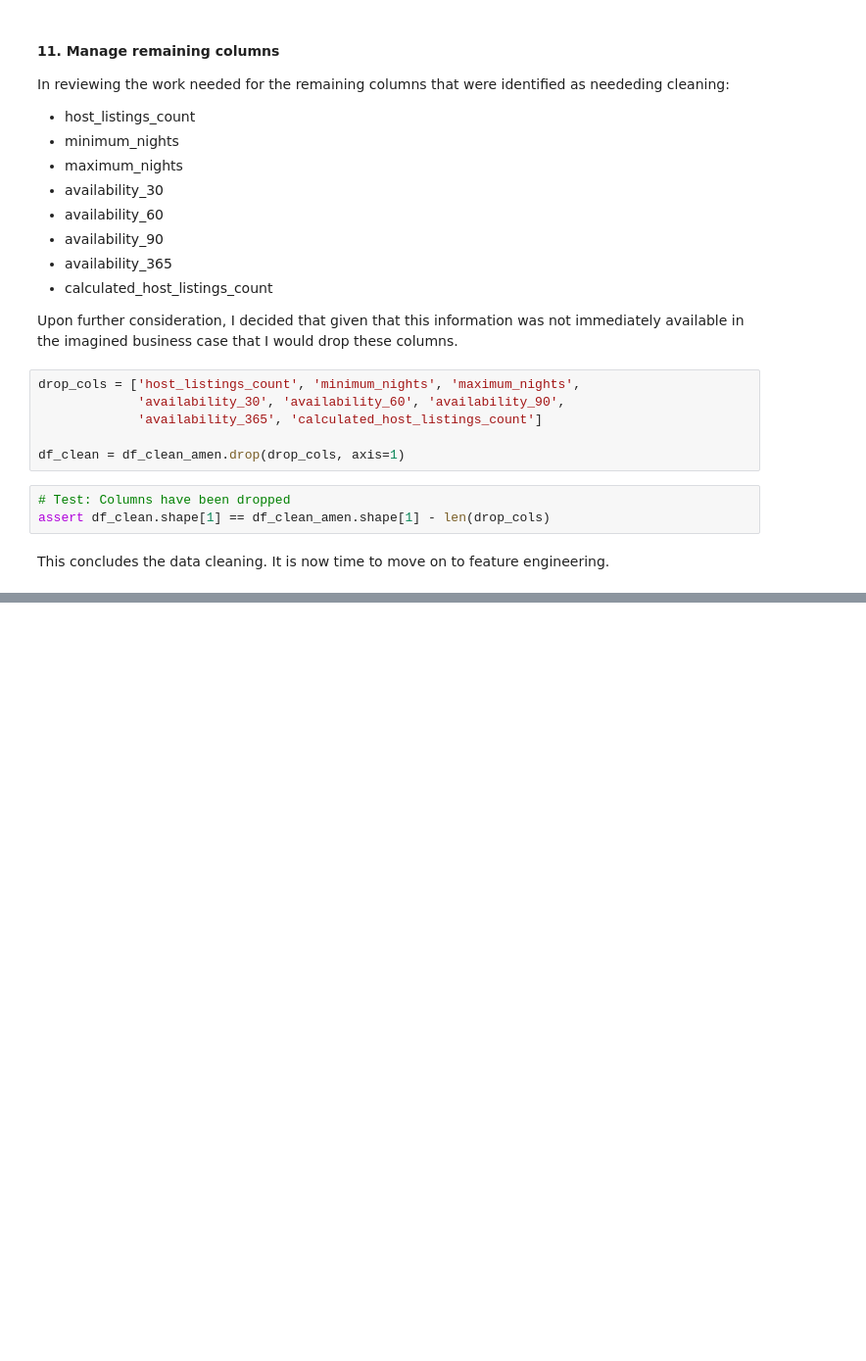
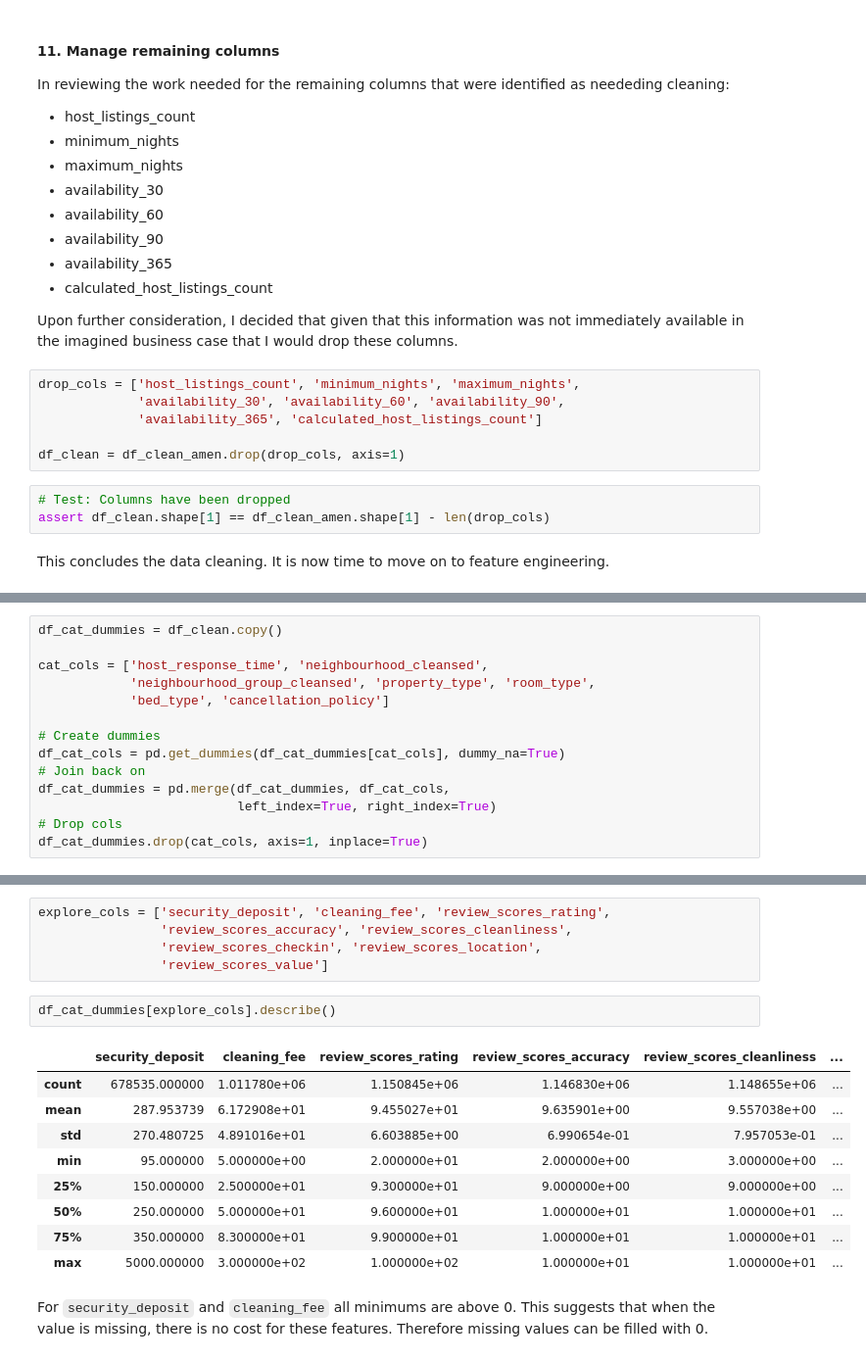
Before and after one commit to rebeccaebarnes/DSND-Project-4, a Jupyter notebook: seattle_airbnb_exploration.ipynb, the cells around one changed output, grey strips where cells are left out. Shown: that part at 98% size. Saved outputs shown, nothing was run; the diff lists cells and outputs as text; blank space fills up the shorter version.

Commit message:
wrangle: Commence feature engineering
Create dummy variables and start exploration of missing values

```diff
--- a/seattle_airbnb_exploration.ipynb
+++ b/seattle_airbnb_exploration.ipynb
@@ -1040,0 +1059,14 @@ This concludes the data cleaning. It is now time to move on to feature engineeri
+# %%
+df_cat_dummies = df_clean.copy()
+
+cat_cols = ['host_response_time', 'neighbourhood_cleansed',
+            'neighbourhood_group_cleansed', 'property_type', 'room_type',
+            'bed_type', 'cancellation_policy']
+
+# Create dummies
+df_cat_cols = pd.get_dummies(df_cat_dummies[cat_cols], dummy_na=True)
+# Join back on
+df_cat_dummies = pd.merge(df_cat_dummies, df_cat_cols,
+                          left_index=True, right_index=True)
+# Drop cols
+df_cat_dummies.drop(cat_cols, axis=1, inplace=True)
@@ -1040,0 +1086,19 @@ This concludes the data cleaning. It is now time to move on to feature engineeri
+# %%
+explore_cols = ['security_deposit', 'cleaning_fee', 'review_scores_rating',
+                'review_scores_accuracy', 'review_scores_cleanliness',
+                'review_scores_checkin', 'review_scores_location',
+                'review_scores_value']
+# %%
+df_cat_dummies[explore_cols].describe()
+# %% [output]
+|  | security_deposit | cleaning_fee | review_scores_rating | review_scores_accuracy | review_scores_cleanliness | ... |
+| count | 678535.000000 | 1.011780e+06 | 1.150845e+06 | 1.146830e+06 | 1.148655e+06 | ... |
+| mean | 287.953739 | 6.172908e+01 | 9.455027e+01 | 9.635901e+00 | 9.557038e+00 | ... |
+| std | 270.480725 | 4.891016e+01 | 6.603885e+00 | 6.990654e-01 | 7.957053e-01 | ... |
+| min | 95.000000 | 5.000000e+00 | 2.000000e+01 | 2.000000e+00 | 3.000000e+00 | ... |
+| 25% | 150.000000 | 2.500000e+01 | 9.300000e+01 | 9.000000e+00 | 9.000000e+00 | ... |
+| 50% | 250.000000 | 5.000000e+01 | 9.600000e+01 | 1.000000e+01 | 1.000000e+01 | ... |
+| 75% | 350.000000 | 8.300000e+01 | 9.900000e+01 | 1.000000e+01 | 1.000000e+01 | ... |
+| max | 5000.000000 | 3.000000e+02 | 1.000000e+02 | 1.000000e+01 | 1.000000e+01 | ... |
+# %% [markdown]
+For `security_deposit` and `cleaning_fee` all minimums are above 0. This suggests that when the value is missing, there is no cost for these features. Therefore missing values can be filled with 0.
```
Also changed, not shown: parts of 7 cells of this notebook.
